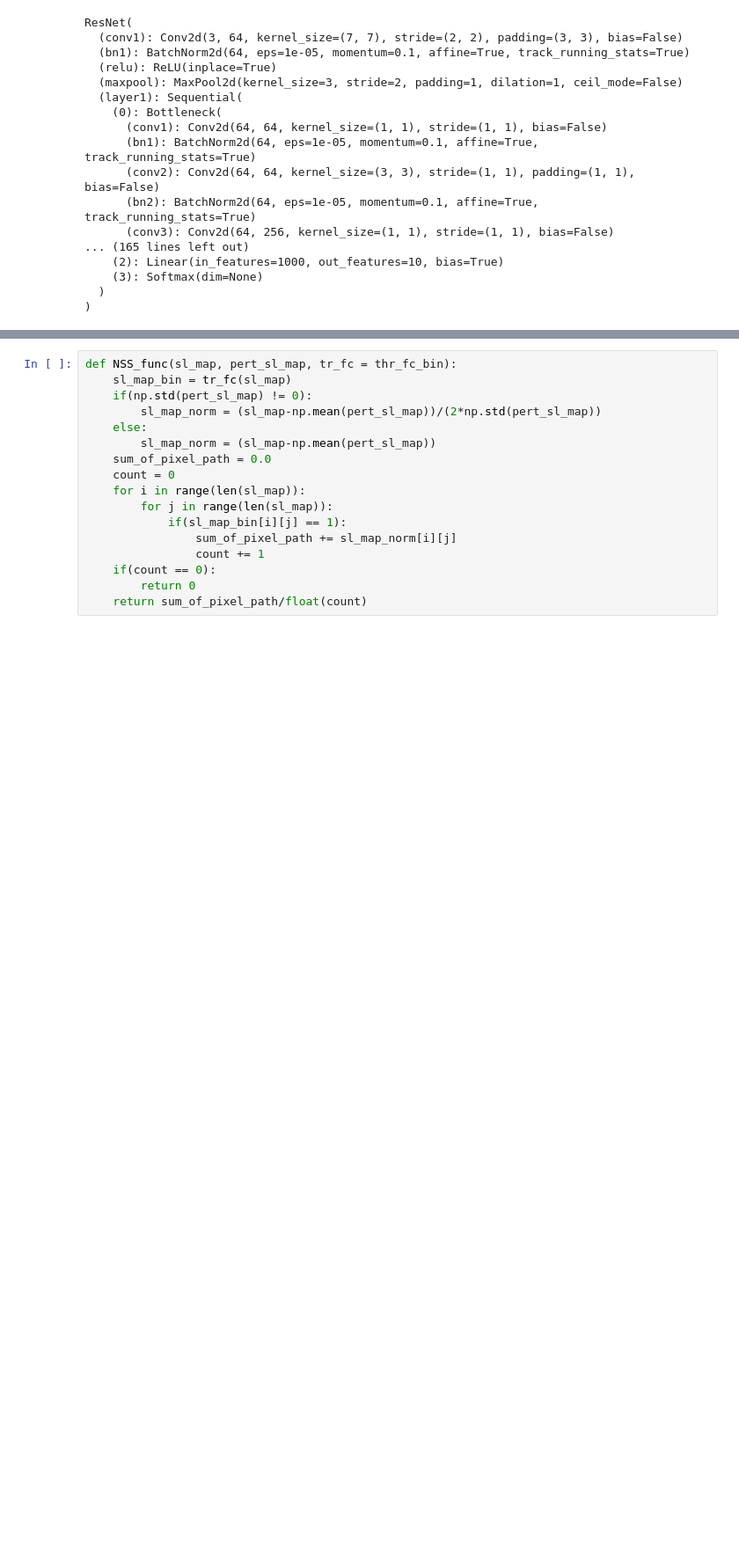
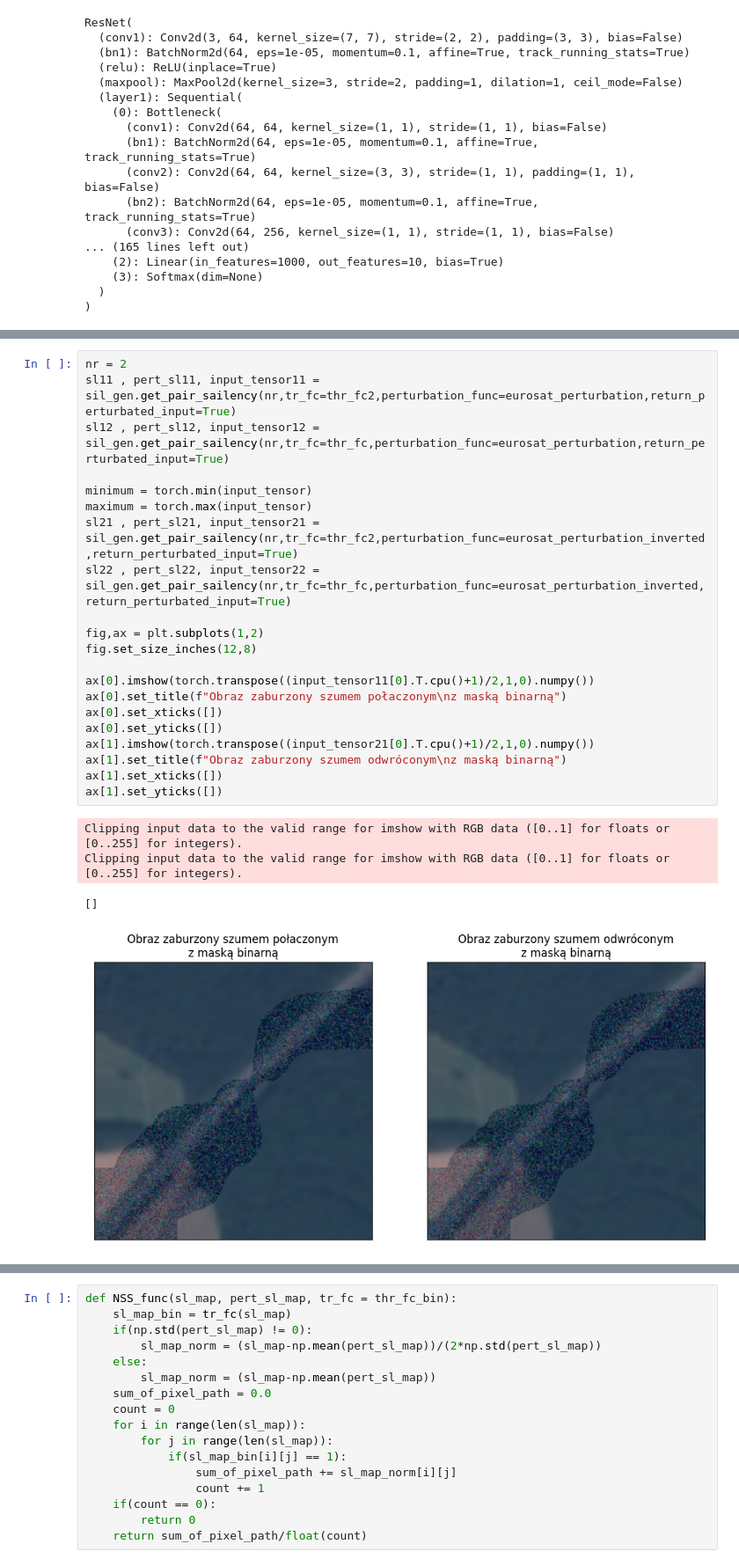
Before and after one commit to MichalMichniak/analysis-of-significance-areas, a Jupyter notebook: faithfulness_metrics.ipynb, the cells around one changed output, grey strips where cells are left out. Shown at 88% size. Drawn from its saved outputs; the diff is of its cells as text; blank space fills up the shorter version.

```diff
--- a/faithfulness_metrics.ipynb
+++ b/faithfulness_metrics.ipynb
@@ -188,0 +235,26 @@ print(torch.transpose((input_tensor[0].T.cpu()+1)/2,1,0).numpy().shape)
+# %%
+nr = 2
+sl11 , pert_sl11, input_tensor11 = sil_gen.get_pair_sailency(nr,tr_fc=thr_fc2,perturbation_func=eurosat_perturbation,return_perturbated_input=True)
+sl12 , pert_sl12, input_tensor12 = sil_gen.get_pair_sailency(nr,tr_fc=thr_fc,perturbation_func=eurosat_perturbation,return_perturbated_input=True)
+
+minimum = torch.min(input_tensor)
+maximum = torch.max(input_tensor)
+sl21 , pert_sl21, input_tensor21 = sil_gen.get_pair_sailency(nr,tr_fc=thr_fc2,perturbation_func=eurosat_perturbation_inverted,return_perturbated_input=True)
+sl22 , pert_sl22, input_tensor22 = sil_gen.get_pair_sailency(nr,tr_fc=thr_fc,perturbation_func=eurosat_perturbation_inverted,return_perturbated_input=True)
+
+fig,ax = plt.subplots(1,2)
+fig.set_size_inches(12,8)
+
+ax[0].imshow(torch.transpose((input_tensor11[0].T.cpu()+1)/2,1,0).numpy())
+ax[0].set_title(f"Obraz zaburzony szumem połaczonym\nz maską binarną")
+ax[0].set_xticks([])
+ax[0].set_yticks([])
+ax[1].imshow(torch.transpose((input_tensor21[0].T.cpu()+1)/2,1,0).numpy())
+ax[1].set_title(f"Obraz zaburzony szumem odwróconym\nz maską binarną")
+ax[1].set_xticks([])
+ax[1].set_yticks([])
+# %% [output]
+Clipping input data to the valid range for imshow with RGB data ([0..1] for floats or [0..255] for integers).
+Clipping input data to the valid range for imshow with RGB data ([0..1] for floats or [0..255] for integers).
+[]
+[figure, added]
```
Also changed, not shown: parts of 14 cells of this notebook, 15 other files.
